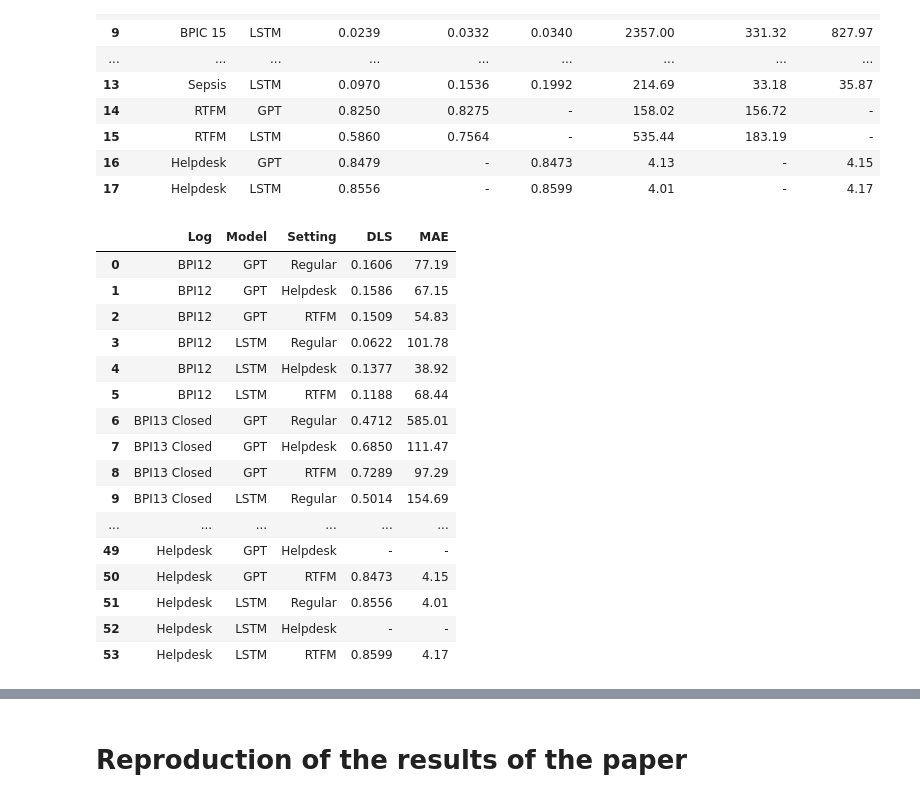
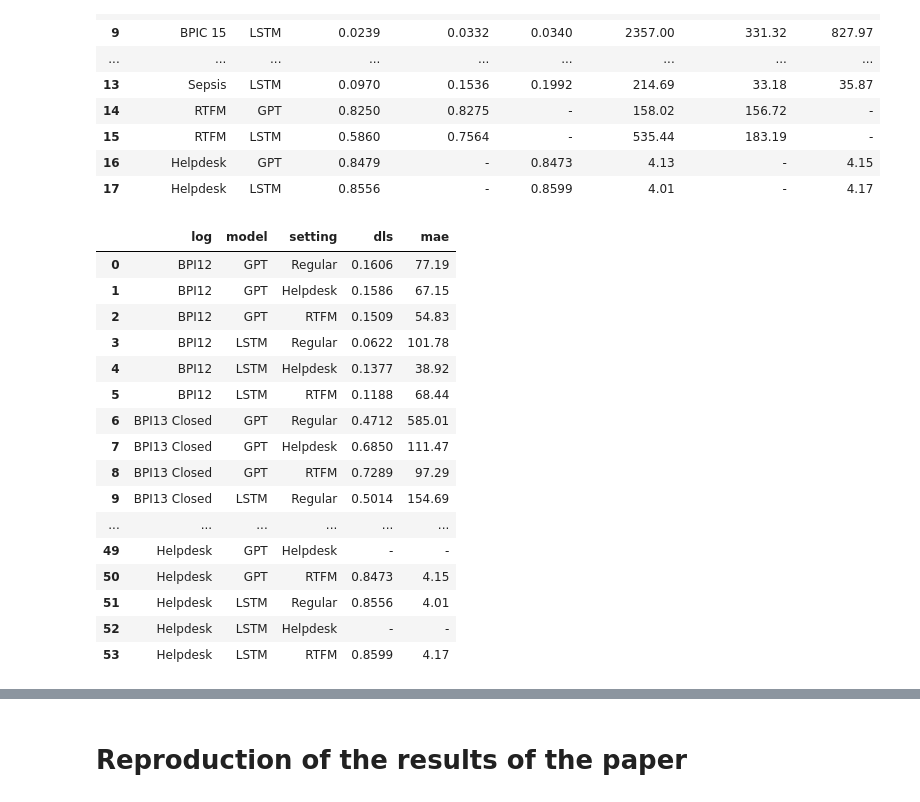
Before and after one commit to Hannoma/Transfer-Learning-for-Predictive-Process-Monitoring, a Jupyter notebook: collecting_results.ipynb, the cells around one changed output, grey strips where cells are left out. Drawn from its saved outputs; the diff is of its cells as text; code cells hidden in the pictures.

```diff
--- a/collecting_results.ipynb
+++ b/collecting_results.ipynb
@@ -98,20 +98,20 @@ scores_df
 # %%
 # Reshape so that the column names are split into two columns
 rows = []
 for _, row in scores_df.iterrows():
     row = row.to_dict()
     for setting in ['Regular', 'Helpdesk', 'RTFM']:
         rows.append({
-            'Log': row['Log'],
-            'Model': row['Model'],
-            'Setting': setting,
-            'DLS': row[f'DLS_{setting}'],
-            'MAE': row[f'MAE_{setting}'],
+            'log': row['Log'],
+            'model': row['Model'],
+            'setting': setting,
+            'dls': row[f'DLS_{setting}'],
+            'mae': row[f'MAE_{setting}'],
         })
 scores_stacked_df = pd.DataFrame(rows)
 scores_stacked_df
 # %% [output]
-|  | Log | Model | Setting | DLS | MAE |
+|  | log | model | setting | dls | mae |
 | 0 | BPI12 | GPT | Regular | 0.1606 | 77.19 |
 | 1 | BPI12 | GPT | Helpdesk | 0.1586 | 67.15 |
 | 2 | BPI12 | GPT | RTFM | 0.1509 | 54.83 |
```
Also changed, not shown: parts of 3 cells of this notebook, 2 other files.
